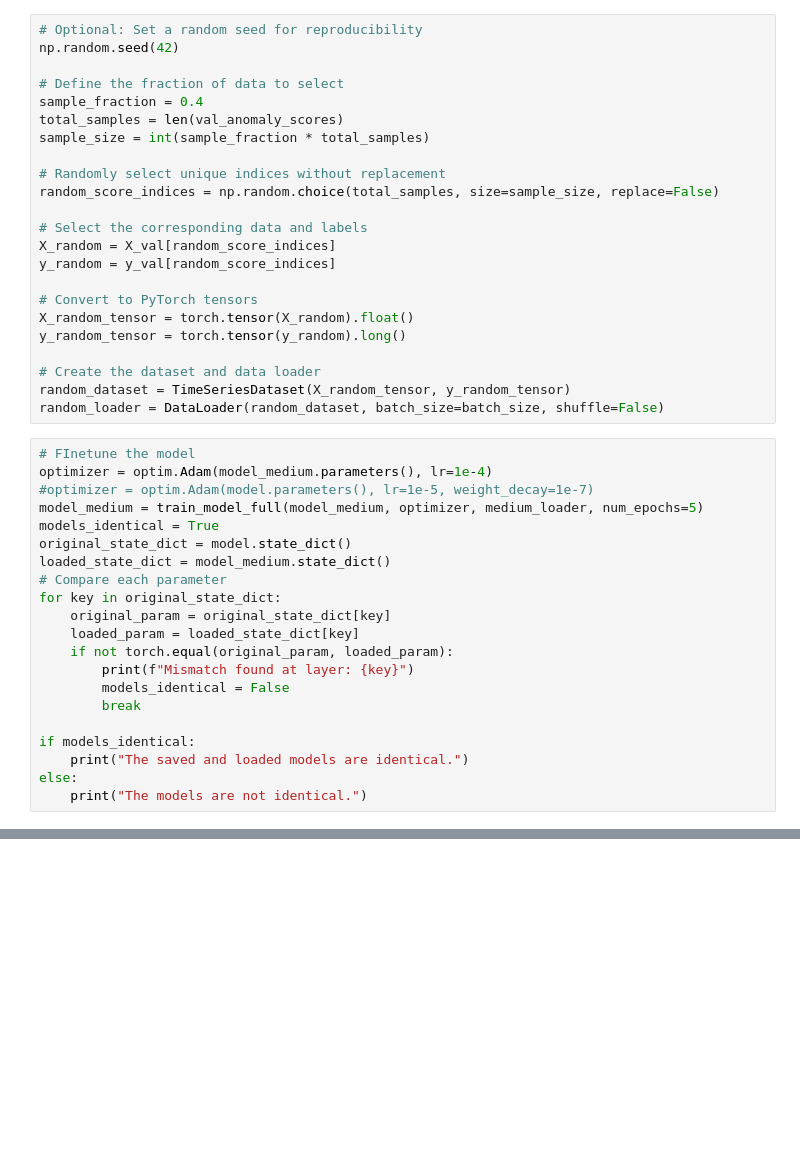
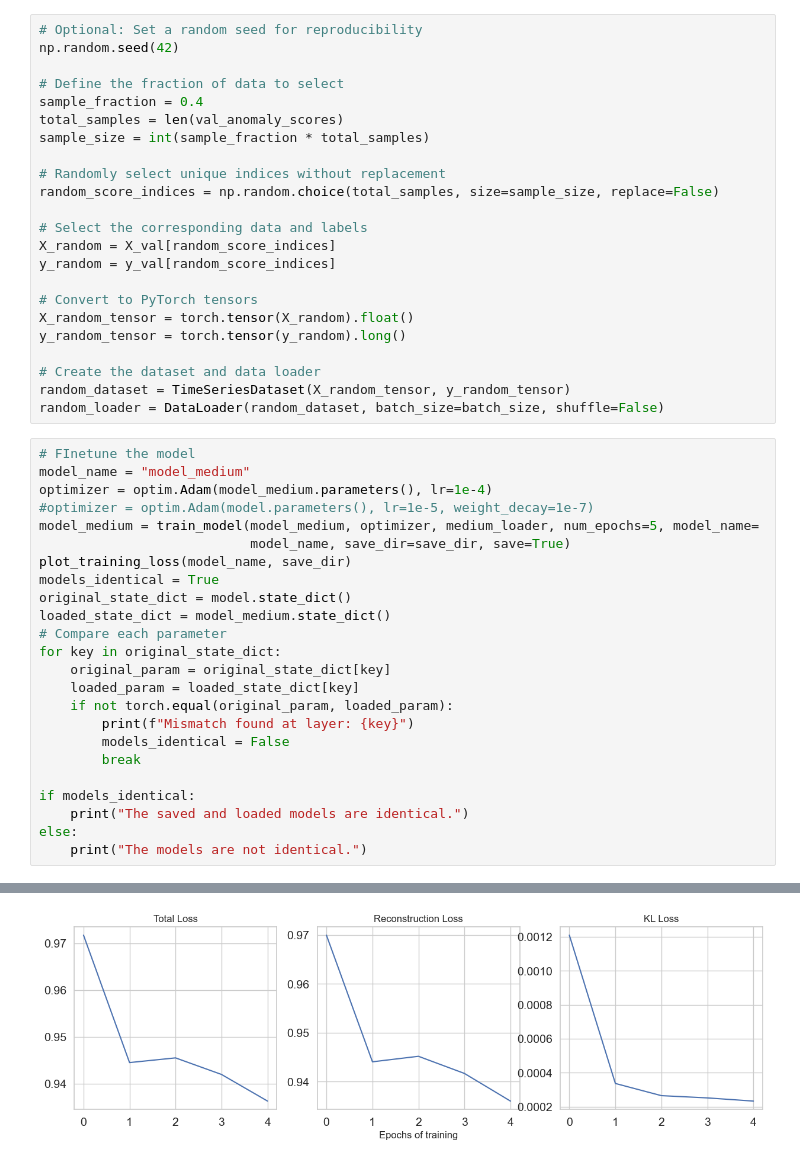
Before and after one commit to jed-ho/CVAE, a Jupyter notebook: CondVAEQuery_s5.ipynb, the cells around one changed output, grey strips where cells are left out. Saved outputs shown, nothing was run; the diff lists cells and outputs as text; blank space fills up the shorter version.

```diff
--- a/CondVAEQuery_s5.ipynb
+++ b/CondVAEQuery_s5.ipynb
@@ -382,9 +411,12 @@ random_dataset = TimeSeriesDataset(X_random_tensor, y_random_tensor)
 random_loader = DataLoader(random_dataset, batch_size=batch_size, shuffle=False)
 # %%
 # FInetune the model
+model_name = "model_medium"
 optimizer = optim.Adam(model_medium.parameters(), lr=1e-4)
 #optimizer = optim.Adam(model.parameters(), lr=1e-5, weight_decay=1e-7)
-model_medium = train_model_full(model_medium, optimizer, medium_loader, num_epochs=5)
+model_medium = train_model(model_medium, optimizer, medium_loader, num_epochs=5, model_name=
+                           model_name, save_dir=save_dir, save=True)
+plot_training_loss(model_name, save_dir)
 models_identical = True
 original_state_dict = model.state_dict()
 loaded_state_dict = model_medium.state_dict()
@@ -401,3 +433,4 @@ if models_identical:
     print("The saved and loaded models are identical.")
 else:
     print("The models are not identical.")
+# %% [output]
@@ -404,2 +444,3 @@ else:
+[figure, added]
 # %%
 optimizer = optim.Adam(model_strong.parameters(), lr=1e-4)
```
Also changed, not shown: parts of 30 cells of this notebook.
